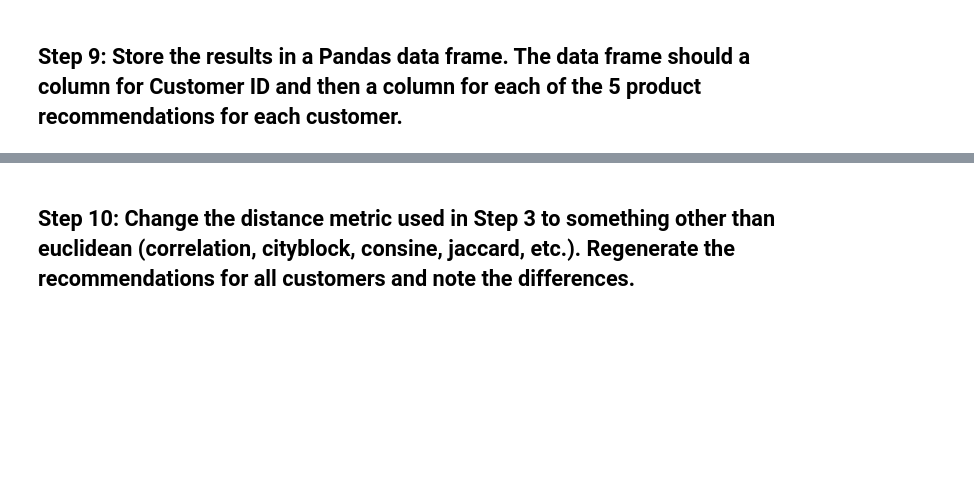
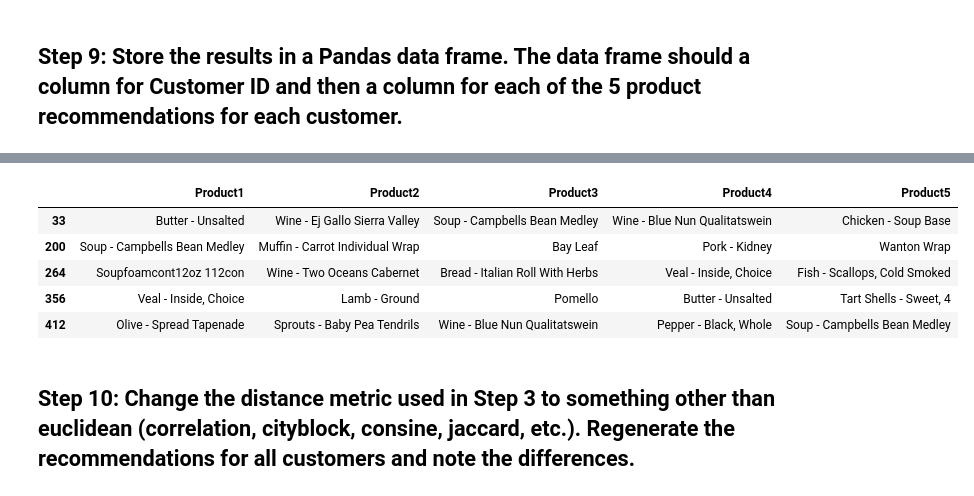
Before and after one commit to silviaherf/datamad0820, a Jupyter notebook: module-2/lab-intro-recommender-systems/your-code/main.ipynb, the cells around one changed output, grey strips where cells are left out. Drawn from its saved outputs; the diff is of its cells as text; code cells hidden in the pictures; blank space fills up the shorter version.

```diff
--- a/module-2/lab-intro-recommender-systems/your-code/main.ipynb
+++ b/module-2/lab-intro-recommender-systems/your-code/main.ipynb
@@ -152,7 +152,7 @@ recomm_products
 recommendations={}
 customersID=sorted(list(data['CustomerID'].unique()))
 # %%
-for customer in customers:
+for customer in customersID:
     similar_customers=list(customers[customer].sort_values(ascending=False)[1:6].index)
     sim_customers_records=quantify.loc[similar_customers]
     products=sim_customers_records.groupby(['ProductName']).agg({'Quantity':sum}).sort_values(by='Quantity',ascending=False)
@@ -171,4 +171,4 @@ recommendations[33]
 # %% [markdown]
 ##  Step 9: Store the results in a Pandas data frame. The data frame should a column for Customer ID and then a column for each of the 5 product recommendations for each customer.
 # %%
-pd.DataFrame.from_dict(recommendations,orient='index',columns=['Product1','Product2','Product3','Product4','Product5'])
+customers_recos=pd.DataFrame.from_dict(recommendations,orient='index',columns=['Product1','Product2','Product3','Product4','Product5'])
@@ -189,2 +175,11 @@ pd.DataFrame.from_dict(recommendations,orient='index',columns=['Product1','Produ
+# %%
+customers_recos.head(5)
+# %% [output]
+|  | Product1 | Product2 | Product3 | Product4 | Product5 |
+| 33 | Butter - Unsalted | Wine - Ej Gallo Sierra Valley | Soup - Campbells Bean Medley | Wine - Blue Nun Qualitatswein | Chicken - Soup Base |
+| 200 | Soup - Campbells Bean Medley | Muffin - Carrot Individual Wrap | Bay Leaf | Pork - Kidney | Wanton Wrap |
+| 264 | Soupfoamcont12oz 112con | Wine - Two Oceans Cabernet | Bread - Italian Roll With Herbs | Veal - Inside, Choice | Fish - Scallops, Cold Smoked |
+| 356 | Veal - Inside, Choice | Lamb - Ground | Pomello | Butter - Unsalted | Tart Shells - Sweet, 4 |
+| 412 | Olive - Spread Tapenade | Sprouts - Baby Pea Tendrils | Wine - Blue Nun Qualitatswein | Pepper - Black, Whole | Soup - Campbells Bean Medley |
 # %% [markdown]
 ## Step 10: Change the distance metric used in Step 3 to something other than euclidean (correlation, cityblock, consine, jaccard, etc.). Regenerate the recommendations for all customers and note the differences.
```
Also changed, not shown: parts of 6 cells of this notebook.
